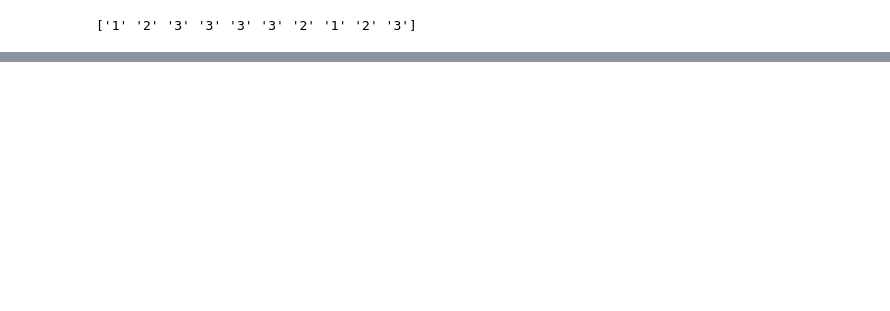
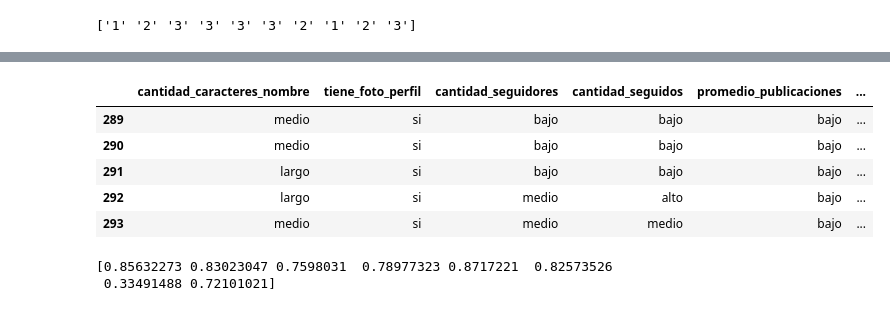
Before and after one commit to SamuelGuerrero/Reconocimiento-de-Patrones, a Jupyter notebook: Segundo Parcial/SeleccionCaracterísticas/Gini.ipynb, the cells around one changed output, grey strips where cells are left out. Cells and saved outputs as stored; diff of their text form; code cells hidden in the pictures; blank space fills up the shorter version.

```diff
--- a/Segundo Parcial/SeleccionCaracterísticas/Gini.ipynb
+++ b/Segundo Parcial/SeleccionCaracterísticas/Gini.ipynb
@@ -124,0 +139,15 @@ entropia(total_class=total_class, column=1, column_class=column_class, datos=new
+# %%
+df = df.loc[:, ~df.columns.str.contains('^Unnamed')]
+df = df.loc[:, ~df.columns.str.contains('^nombre')]
+# %%
+df['clase'] = df['clase'].replace({'Fake': 0, 'Real': 1})
+df['clase'] = df['clase'].replace({'FALSO': 0, 'real': 1})
+# %%
+df.tail()
+# %% [output]
+|  | cantidad_caracteres_nombre | tiene_foto_perfil | cantidad_seguidores | cantidad_seguidos | promedio_publicaciones | ... |
+| 289 | medio | si | bajo | bajo | bajo | ... |
+| 290 | medio | si | bajo | bajo | bajo | ... |
+| 291 | largo | si | bajo | bajo | bajo | ... |
+| 292 | largo | si | medio | alto | bajo | ... |
+| 293 | medio | si | medio | medio | bajo | ... |
@@ -124,0 +156,11 @@ entropia(total_class=total_class, column=1, column_class=column_class, datos=new
+# %%
+entropis = []
+for i in np.arange(8):
+    total_class = 2
+    column_class = 8
+    entropis.append(entropia(total_class=total_class, column=i, column_class=column_class, datos=twitter))
+entropis = np.array(entropis)
+print(entropis)
+# %% [output]
+[0.85632273 0.83023047 0.7598031  0.78977323 0.8717221  0.82573526
+ 0.33491488 0.72101021]
```
Also changed, not shown: parts of 15 cells of this notebook, 3 other files.
